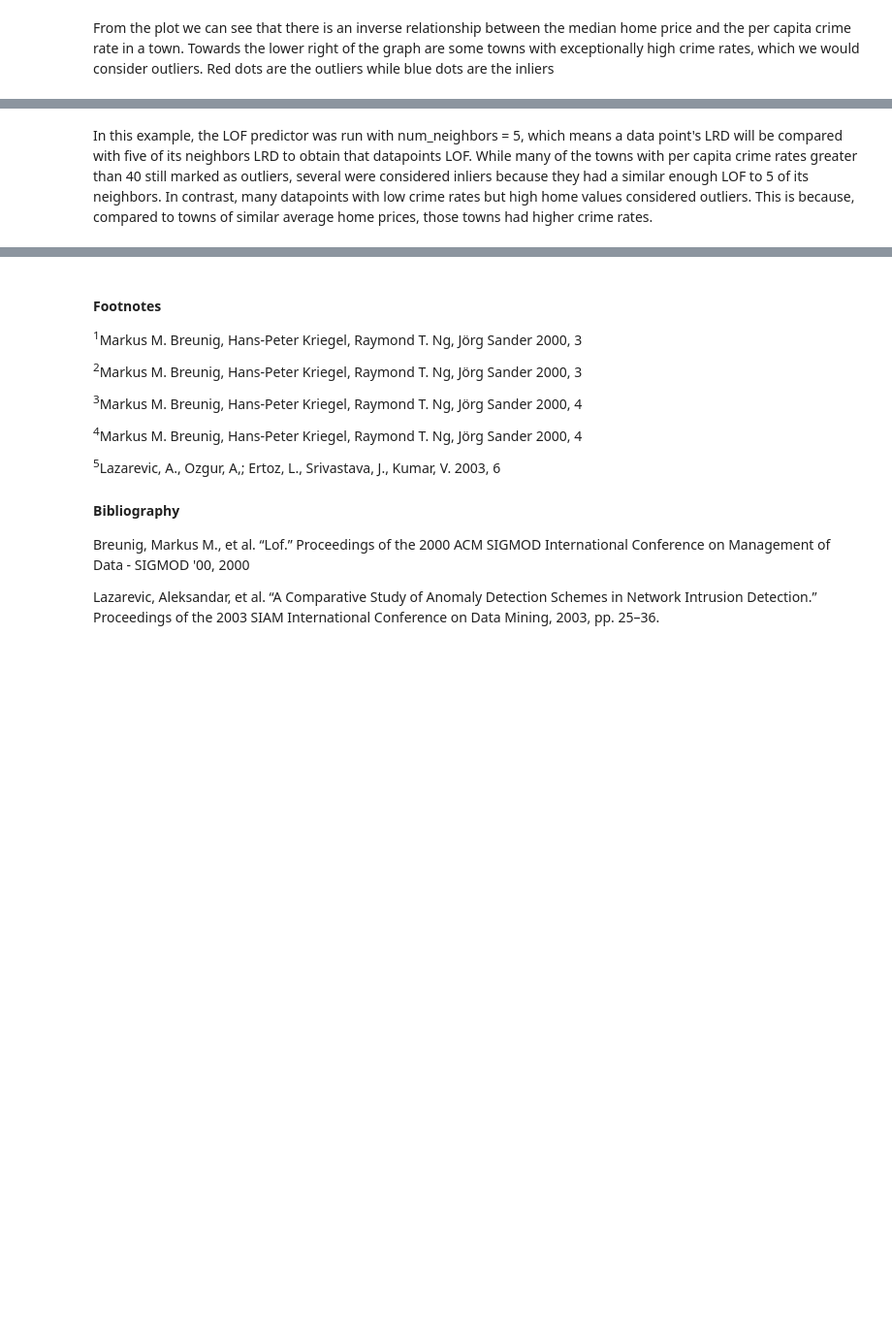
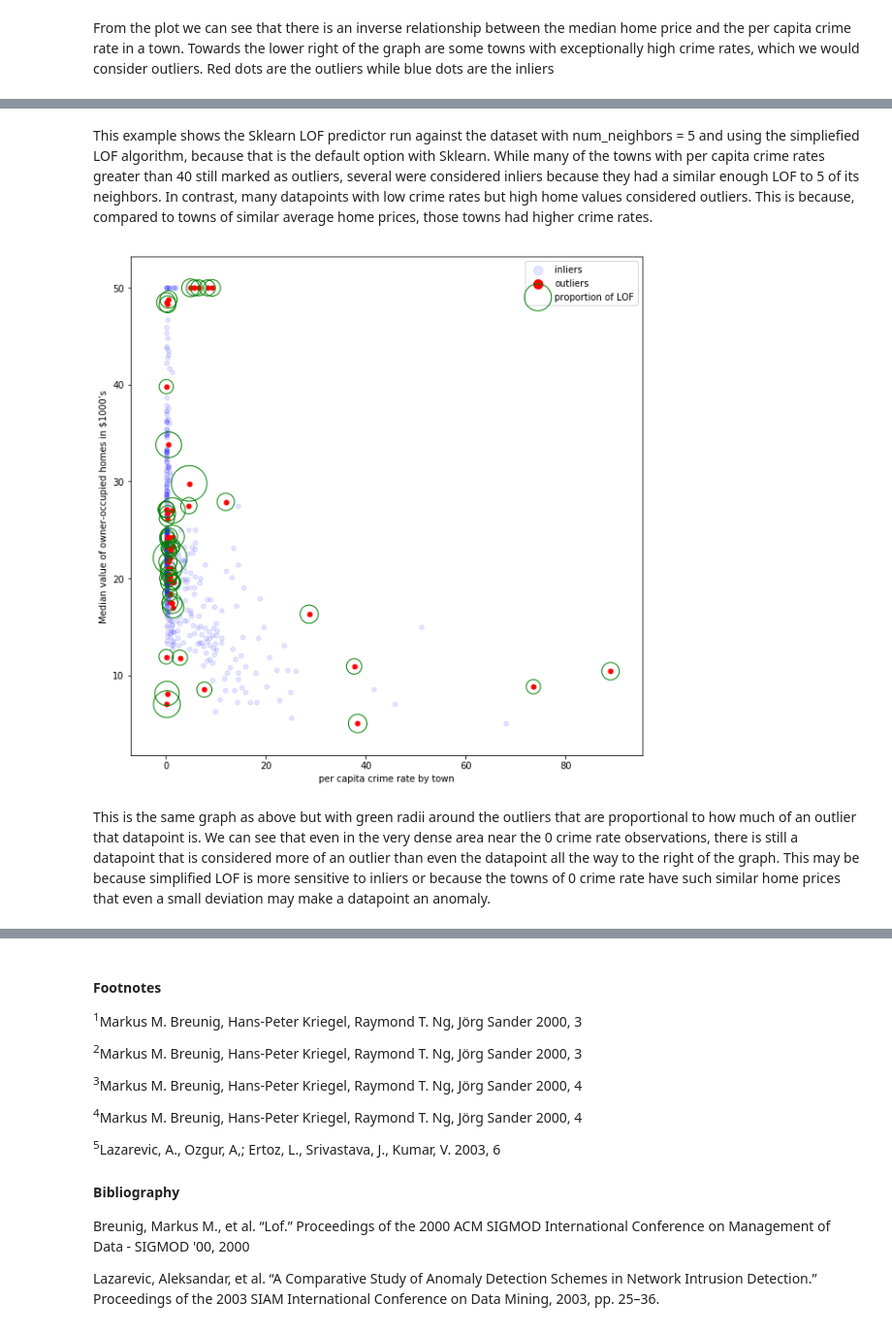
Before and after one commit to ckeisato/ML210LOFReport, a Jupyter notebook: index.ipynb, the cells around one changed output, grey strips where cells are left out. Shown: that part at 97% size. Saved outputs shown, nothing was run; the diff lists cells and outputs as text; code cells hidden in the pictures; blank space fills up the shorter version.

```diff
--- a/index.ipynb
+++ b/index.ipynb
@@ -86,5 +97,23 @@ plt.show()
 # %% [markdown]
-In this example, the LOF predictor was run with num_neighbors = 5, which means a data point's LRD will be compared with five of its neighbors LRD to obtain that datapoints LOF.  While many of the towns with per capita crime rates greater than 40 still marked as outliers, several were considered inliers because they had a similar enough LOF to 5 of its neighbors.  In contrast, many datapoints with low crime rates but high home values considered outliers.  This is because, compared to towns of similar average home prices, those towns had higher crime rates.
+This example shows the Sklearn LOF predictor run against the dataset with num_neighbors = 5 and using the simpliefied LOF algorithm, because that is the default option with Sklearn.  While many of the towns with per capita crime rates greater than 40 still marked as outliers, several were considered inliers because they had a similar enough LOF to 5 of its neighbors.  In contrast, many datapoints with low crime rates but high home values considered outliers.  This is because, compared to towns of similar average home prices, those towns had higher crime rates.
+# %%
+plt.figure(num=3, figsize=(10, 10))
+plt.scatter(data[inliers_array].loc[:, 'CRIM'], data[inliers_array].loc[:, 'MEDV'], c='b', marker='o', s=25, alpha=.1, label='inliers')
+plt.scatter(data[outliers_array].loc[:, 'CRIM'], data[outliers_array].loc[:, 'MEDV'], c='r', marker='o', s=25, label='outliers')
+plt.scatter(data[outliers_array].loc[:, 'CRIM'], data[outliers_array].loc[:, 'MEDV'], s=1500 * radius[outliers_array], facecolors='none', edgecolors='g', label='proportion of LOF')
+
+
+legend = plt.legend(loc='upper right')
+legend.legendHandles[0]._sizes = [100]
+legend.legendHandles[1]._sizes = [100]
+
+plt.xlabel("per capita crime rate by town")
+plt.ylabel("Median value of owner-occupied homes in $1000’s")
+plt.show()
+# %% [output]
+[figure, added]
+# %% [markdown]
+This is the same graph as above but with green radii around the outliers that are proportional to how much of an outlier that datapoint is.  We can see that even in the very dense area near the 0 crime rate observations, there is still a datapoint that is considered more of an outlier than even the datapoint all the way to the right of the graph.  This may be because simplified LOF is more sensitive to inliers or because the towns of 0 crime rate have such similar home prices that even a small deviation may make a datapoint an anomaly.
 # %% [markdown]
 The main advantage of LOF is that it recognizes local outliers that may not be found by other anomaly detection algorithms.  Because LOF is always a ratio of the density of a point and the density of its neighbors points, it will inherently be a local comparison.  Other outlier detection strategies may look for outliers using a global average and will not find such local anomalies.  Another advantage of LOF is that it can be extended for use in high dimensional data.  For example, LOF was one of the highest performing algorithms when used to detect network intrusion, for which there were 23 features to be analyzed.<sup>5</sup>  LOF is also easy to apply to many different datasets.
 
```
Also changed, not shown: parts of 4 cells of this notebook.
